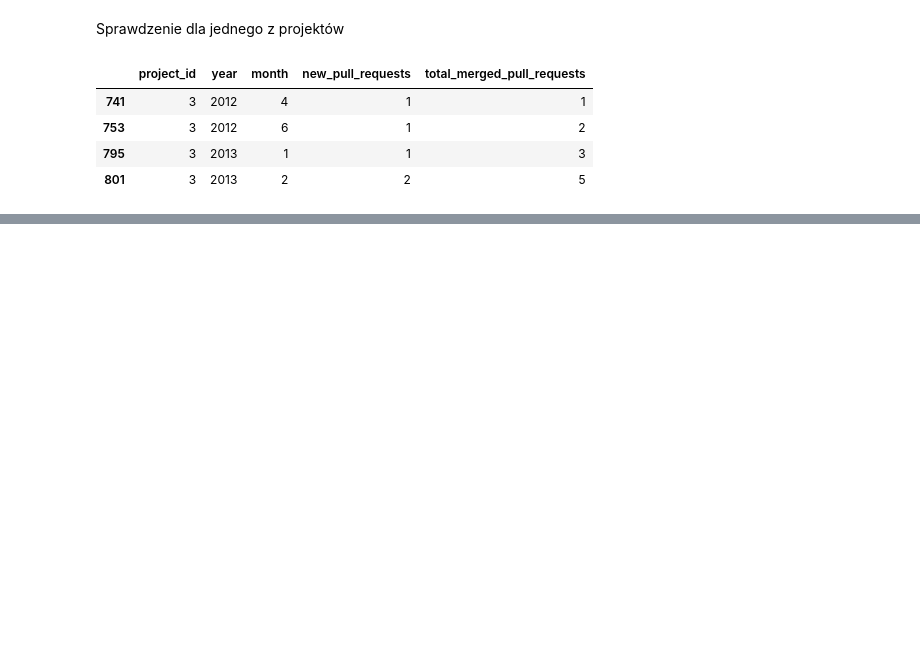
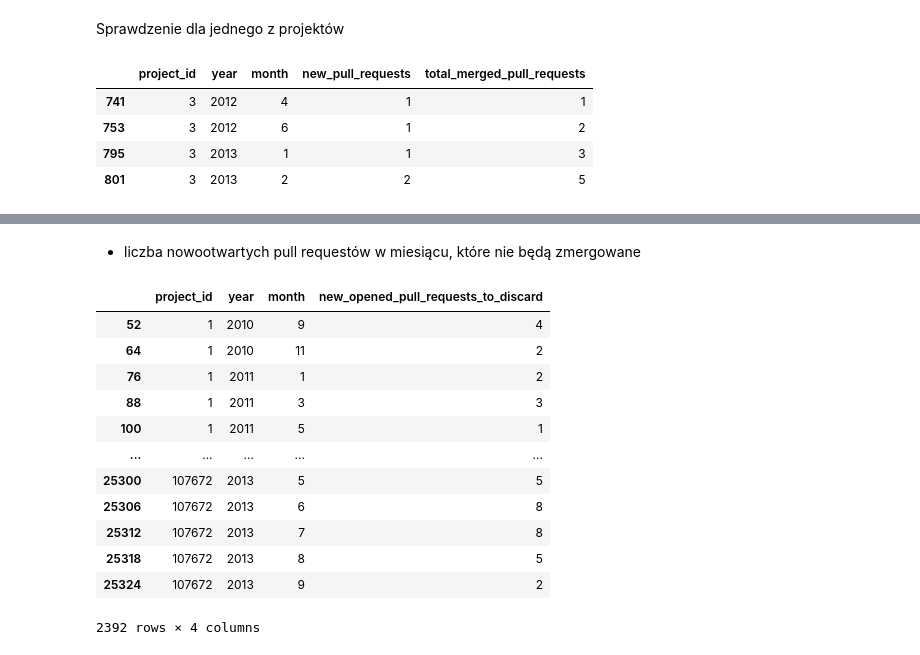
Before and after one commit to DuDiiC/engineering-thesis, a Jupyter notebook: notebooks/02_data_preparing/03. dane wyciągane z pull requestów.ipynb, the cells around one changed output, grey strips where cells are left out. Saved outputs shown, nothing was run; the diff lists cells and outputs as text; code cells hidden in the pictures; blank space fills up the shorter version.

```diff
--- a/notebooks/02_data_preparing/03. dane wyciągane z pull requestów.ipynb
+++ b/notebooks/02_data_preparing/03. dane wyciągane z pull requestów.ipynb
@@ -212,2 +209,23 @@ grouped_pull_requests_merged
 # %%
 grouped_pull_requests_merged.to_pickle('../../data/02_prepared_data/total_merged_pull_requests.pkl')
+# %% [markdown]
+- liczba nowootwartych pull requestów w miesiącu, które nie będą zmergowane
+# %%
+new_opened_pull_requests_to_discard = grouped_pull_requests[(grouped_pull_requests['action'] == 'opened') & (grouped_pull_requests['merged'] == 0)] \
+    .rename(columns={'new_pull_requests': 'new_opened_pull_requests_to_discard'}) \
+    .drop(columns={'action', 'merged'})
+new_opened_pull_requests_to_discard
+# %% [output]
+|  | project_id | year | month | new_opened_pull_requests_to_discard |
+| 52 | 1 | 2010 | 9 | 4 |
+| 64 | 1 | 2010 | 11 | 2 |
+| 76 | 1 | 2011 | 1 | 2 |
+| 88 | 1 | 2011 | 3 | 3 |
+| 100 | 1 | 2011 | 5 | 1 |
+| ... | ... | ... | ... | ... |
+| 25300 | 107672 | 2013 | 5 | 5 |
+| 25306 | 107672 | 2013 | 6 | 8 |
+| 25312 | 107672 | 2013 | 7 | 8 |
+| 25318 | 107672 | 2013 | 8 | 5 |
+| 25324 | 107672 | 2013 | 9 | 2 |
+2392 rows × 4 columns
```
Also changed, not shown: parts of 15 cells of this notebook, 1 other file.
